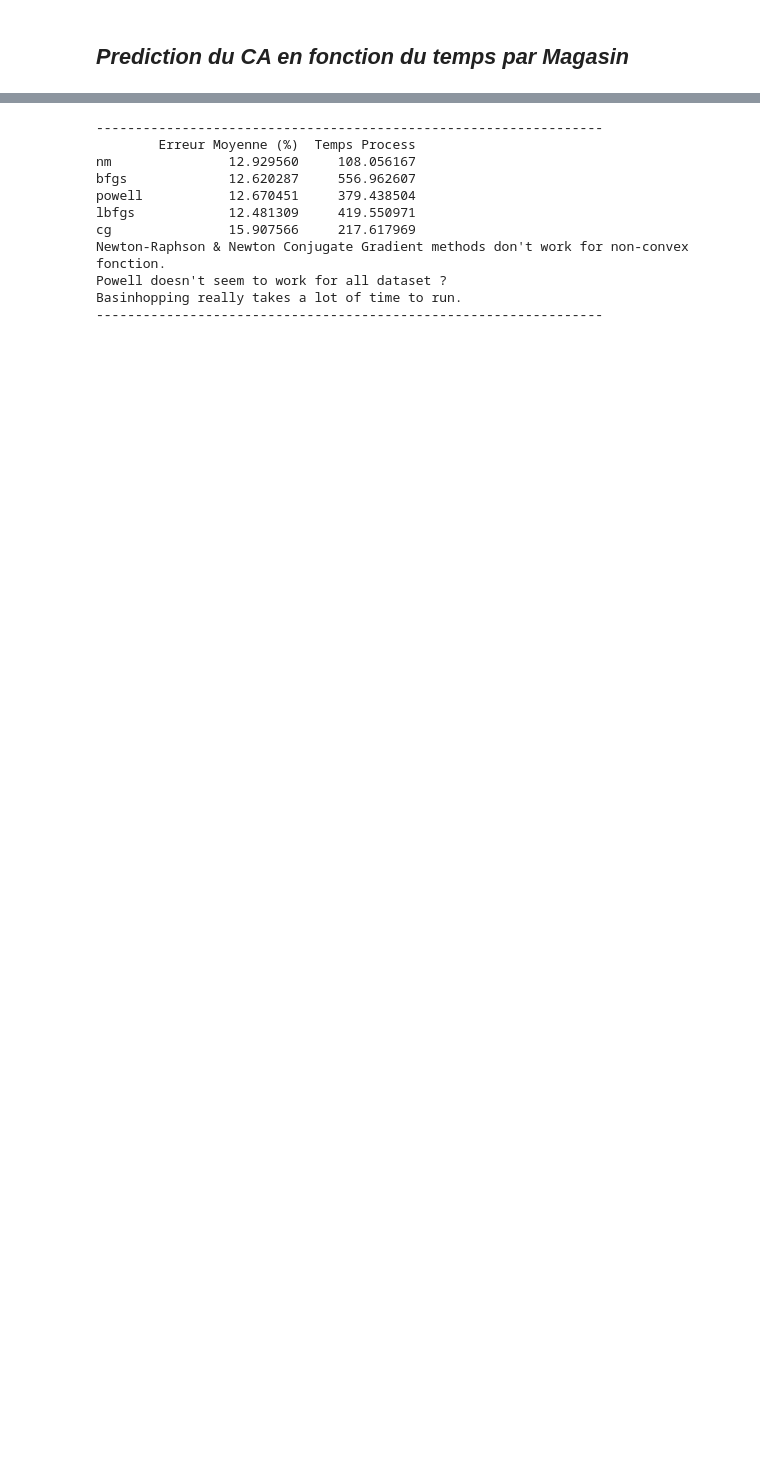
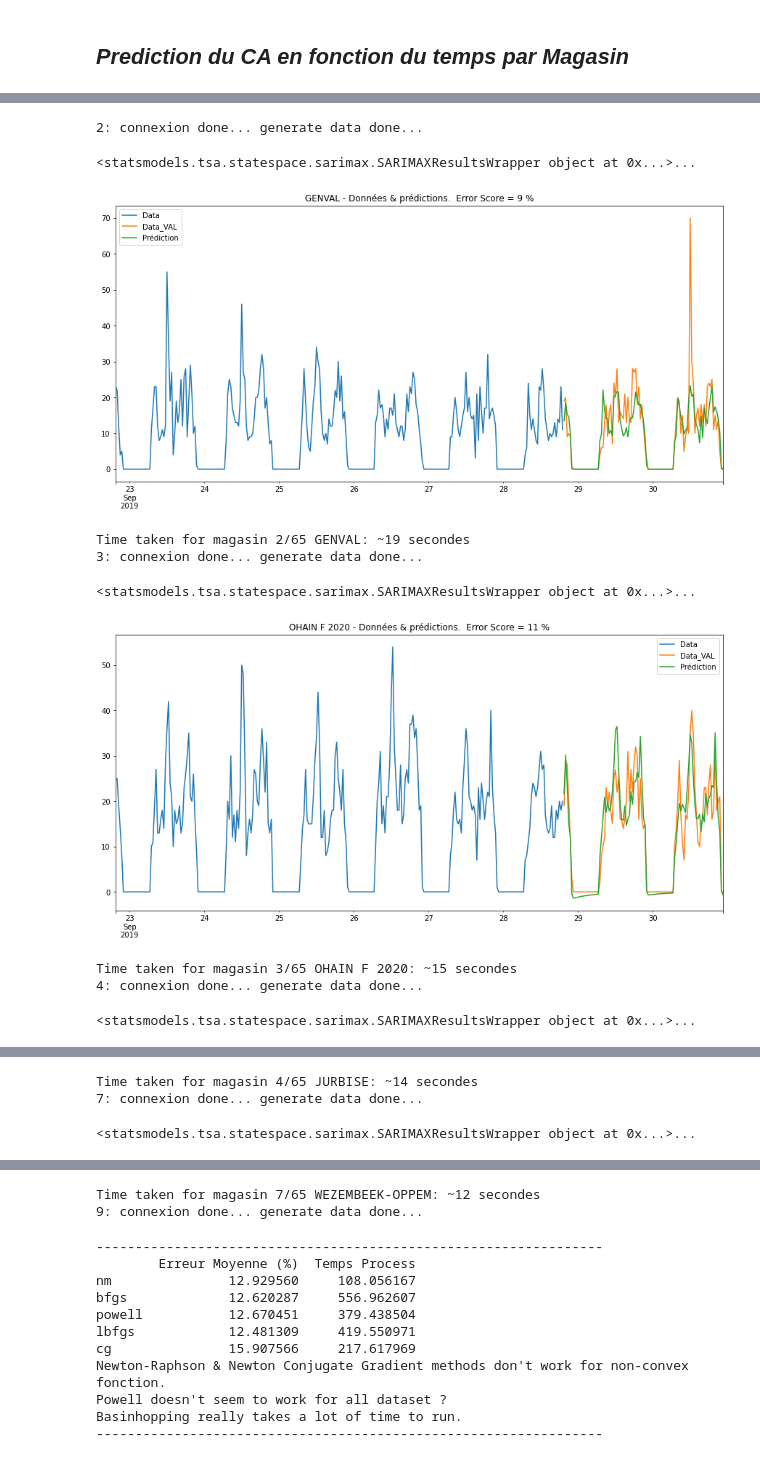
Before and after one commit to BlueTorche/STAGE-Wavenet-DelitraiteurBI, a Jupyter notebook: Usecase 4 - Trafic Client.ipynb, the cells around one changed output, grey strips where cells are left out. Drawn from its saved outputs; the diff is of its cells as text; code cells hidden in the pictures; blank space fills up the shorter version.

```diff
--- a/Usecase 4 - Trafic Client.ipynb
+++ b/Usecase 4 - Trafic Client.ipynb
@@ -417,8 +466,10 @@ all_mag_tra = {mag_key:{} for mag_key in all_mag_key}
 bad, moyen, good = 0,0,0
 
 for mag_key in all_mag_key:
+    start = time()
+    mag_lib = all_mag_lib[mag_key]
     print(mag_key, end = ': ')
-    start = time()
+
     sql_command = "SELECT TOP (" + str(number_data) + ") "
     for cw in column_wanted:
         sql_command += '\n' + cw + ','
@@ -436,13 +487,13 @@ for mag_key in all_mag_key:
 
     traf = {}
 
-    d        = datetime(start_date.year,start_date.month,start_date.day,6,0)
+    d = datetime(start_date.year,start_date.month,start_date.day,6,0)
     while d < end_hour:
         traf[d] = 0
         d += timedelta(minutes=hour_slice)
 
-    for i in range(number_data):
-        traf[to_datetime(df[JOUR][i],df[HEURE][i])] += 1
+    for i in range(len(df_mag)):
+        traf[to_datetime(df_mag[JOUR][i],df_mag[HEURE][i])] += 1
 
 
     if do_log:
@@ -458,44 +509,58 @@ for mag_key in all_mag_key:
     print("generate data done", end = '... ')
 
     if not df_traffic_mag.empty:
-        if len(df_traffic_mag.values) > season * 10:
+        if len(df_traffic_mag.values) > season * 8:
             ts_main_mag     = pd.Series(data = df_traffic_mag[df_traffic_mag.columns[0]],
                                                                     index=df_traffic_mag.index)
 
 
             train_main_mag, val_main_mag = train_test_split(ts_main_mag,test_size = 1-alpha, shuffle = False)
 
 
-            model = pm.auto_arima(train_main_mag,d=0,D=1,seasonal=True, m=season,
-                                        method = METHOD)
-            print(model, end = '... ')
+            if do_auto_arima:
+                model = pm.auto_arima(train_main_mag,d=0,D=1,seasonal=True, m=season, method = METHOD).fit(train_main_mag)
+                print(model)
+            else:
+                model = SARIMAX(train_main_mag, order=(p, 0, q), seasonal_order=(P, 1, Q, season)).fit()
 
-            pred_mag        = model.fit_predict(train_main_mag, n_periods = len(val_main_mag))
+            if do_auto_arima:
+                pred_mag = model.predict(n_periods = len(val_main_mag))
+            else:
+                pred_mag = model.predict(start=len(train_main_mag),end=len(train_main_mag)+len(val_main_mag)-1)
             pred_mag        = pd.Series(data=pred_mag,
-                                        index=[train_main_mag.index[-1] +timedelta(days=i+1) for i in range(len(pred_mag))])
-
-            if not take_EG:
-                pred_mag        = Recalc_with_feries(pred_mag)
+                                        index=[train_main_mag.index[-1] +timedelta(minutes=hour_slice*(i+1)) for i in range(len(pred_mag))])
 
             err = cal_error(pred_mag, val_main_mag)
 
-            train_main_mag[-season*8:].plot(label="Data",legend=True, figsize=(15,7))
+            train_main_mag[-season*6:].plot(label="Data",legend=True, figsize=(15,7))
             val_main_mag.plot(label="Data_VAL",legend=True, figsize=(15,7))
             pred_mag.plot(label = "Prédiction" ,legend=True)
             plt.title(mag_lib + " - Données & prédictions.  Error Score = " + str(int(err*100)) + " %")
             if save_fig:
                 plt.savefig(save_folder+ "/MAG-" +mag_lib + "-prediction.jpg")
             plt.show()
 
             bad   += int(bool(err>BAD))
             moyen += int(bool(err<BAD and err >GOOD))
             good  += int(bool(err<GOOD))
 
         else:
             df_traffic_mag.plot(figsize=(15,7), title = mag_lib)
             plt.show()
 
+    #environ 5min par magasin en auto-arima
     print("Time taken for magasin " + str(mag_key) +"/"+str(max(all_mag_key))+ " " + (mag_lib if mag_lib != None else "?")
           + ": ~" + str(int(time() - start)) + " secondes")
 
 print("bad:",bad,"  moyen:", moyen,"  good:", good)
+# %% [output]
+2: connexion done... generate data done...
+<statsmodels.tsa.statespace.sarimax.SARIMAXResultsWrapper object at 0x...>...
+[figure, added]
+Time taken for magasin 2/65 GENVAL: ~19 secondes
+3: connexion done... generate data done...
+<statsmodels.tsa.statespace.sarimax.SARIMAXResultsWrapper object at 0x...>...
+[figure, added]
+Time taken for magasin 3/65 OHAIN F 2020: ~15 secondes
+4: connexion done... generate data done...
+<statsmodels.tsa.statespace.sarimax.SARIMAXResultsWrapper object at 0x...>...
@@ -501,0 +568,3 @@ print("bad:",bad,"  moyen:", moyen,"  good:", good)
+Time taken for magasin 4/65 JURBISE: ~14 secondes
+7: connexion done... generate data done...
+<statsmodels.tsa.statespace.sarimax.SARIMAXResultsWrapper object at 0x...>...
@@ -502,3 +572,5 @@ print("bad:",bad,"  moyen:", moyen,"  good:", good)
+Time taken for magasin 7/65 WEZEMBEEK-OPPEM: ~12 secondes
+9: connexion done... generate data done...
 # %%
 print("Total Time Taken: ~" + str(int(time() - Very_Start)) + "secondes")
 # %%
```
Also changed, not shown: parts of 8 cells of this notebook.
